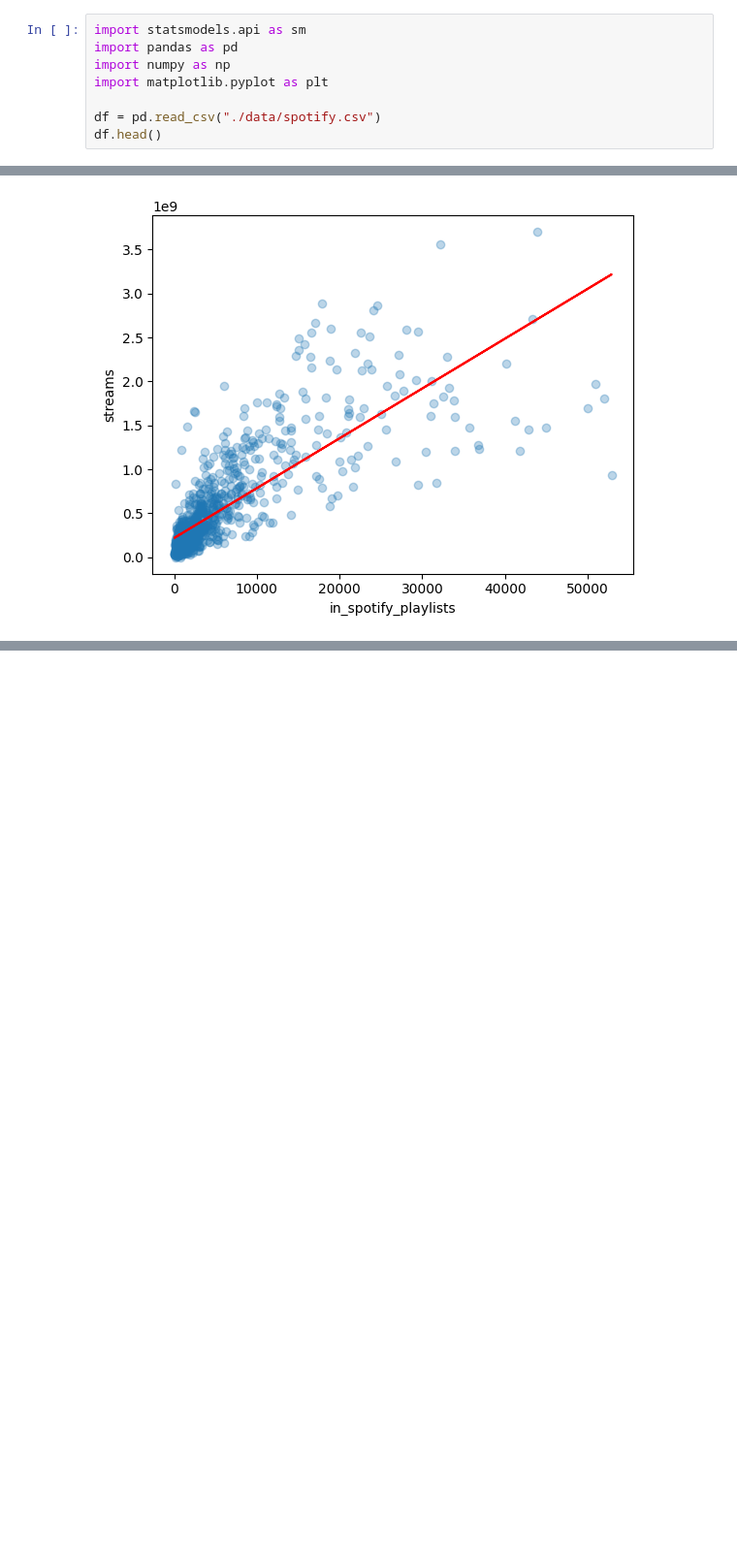
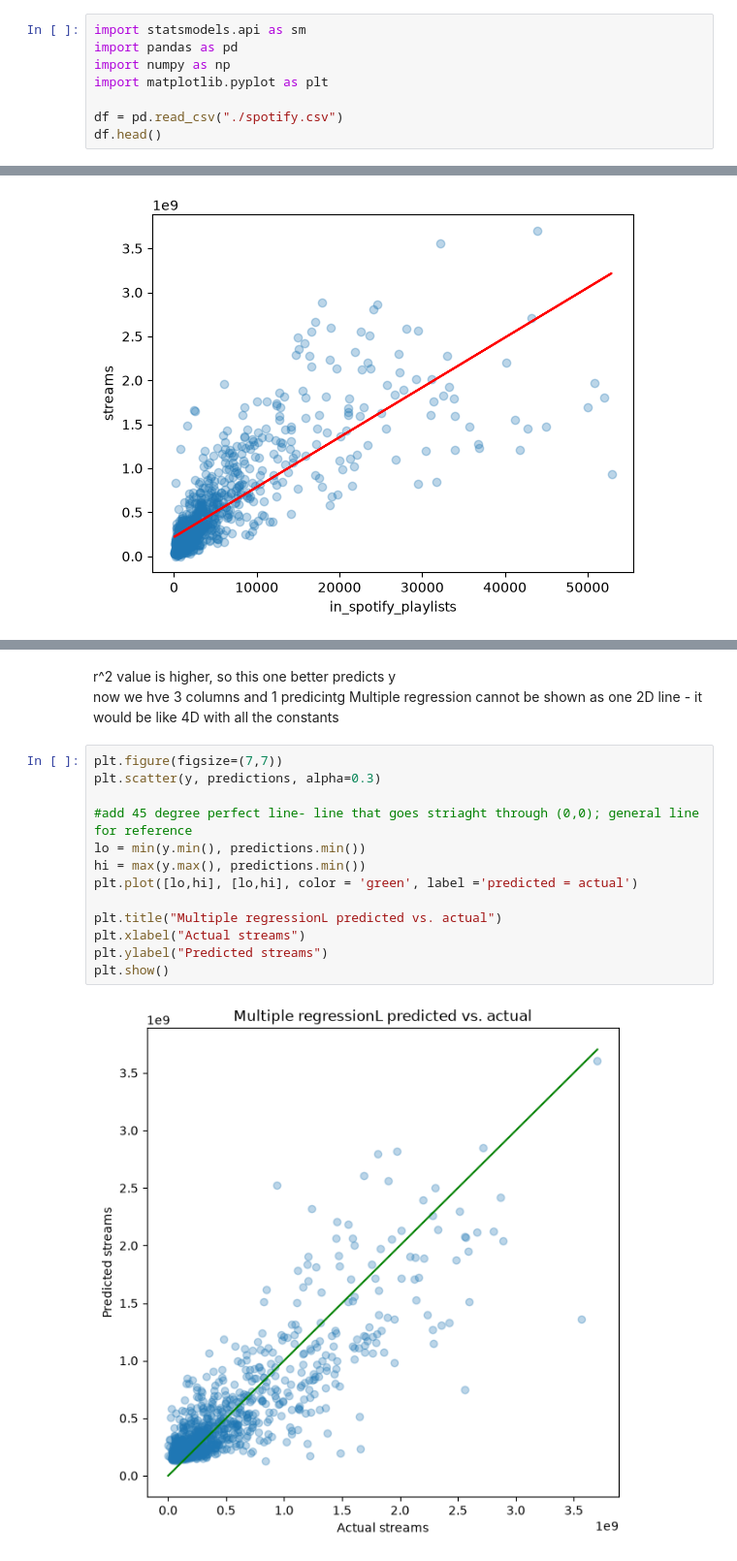
Before and after one commit to esanc25/CSCI-4047-800, a Jupyter notebook: Mod04 Regression/spotify_regression.ipynb, the cells around one changed output, grey strips where cells are left out. Shown at 97% size. Saved outputs shown, nothing was run; the diff lists cells and outputs as text; blank space fills up the shorter version.

```diff
--- a/Mod04 Regression/spotify_regression.ipynb
+++ b/Mod04 Regression/spotify_regression.ipynb
@@ -6,7 +6,7 @@ import pandas as pd
 import numpy as np
 import matplotlib.pyplot as plt
 
-df = pd.read_csv("./data/spotify.csv")
+df = pd.read_csv("./spotify.csv")
 df.head()
 # %% [output]
 |  | track_name | artist(s)_name | artist_count | released_year | released_month | released_day | ... |
@@ -89,3 +91,24 @@ Notes:
 [1] Standard Errors assume that the covariance matrix of the errors is correctly specified.
 [2] The condition number is large, 1.28e+04. This might indicate that there are
 strong multicollinearity or other numerical problems.
+# %% [markdown]
+r^2 value is higher, so this one better predicts y
+<br>
+now we hve 3 columns and 1 predicintg
+Multiple regression cannot be shown as one 2D line - it would be like 4D with all the constants
+<br>
+# %%
+plt.figure(figsize=(7,7))
+plt.scatter(y, predictions, alpha=0.3)
+
+#add 45 degree perfect line- line that goes striaght through (0,0); general line for reference
+lo = min(y.min(), predictions.min())
+hi = max(y.max(), predictions.min())
+plt.plot([lo,hi], [lo,hi], color = 'green', label ='predicted = actual')
+
+plt.title("Multiple regressionL predicted vs. actual")
+plt.xlabel("Actual streams")
+plt.ylabel("Predicted streams")
+plt.show()
+# %% [output]
+[figure, added]
```
Also changed, not shown: parts of 4 cells of this notebook, 3 other files.
